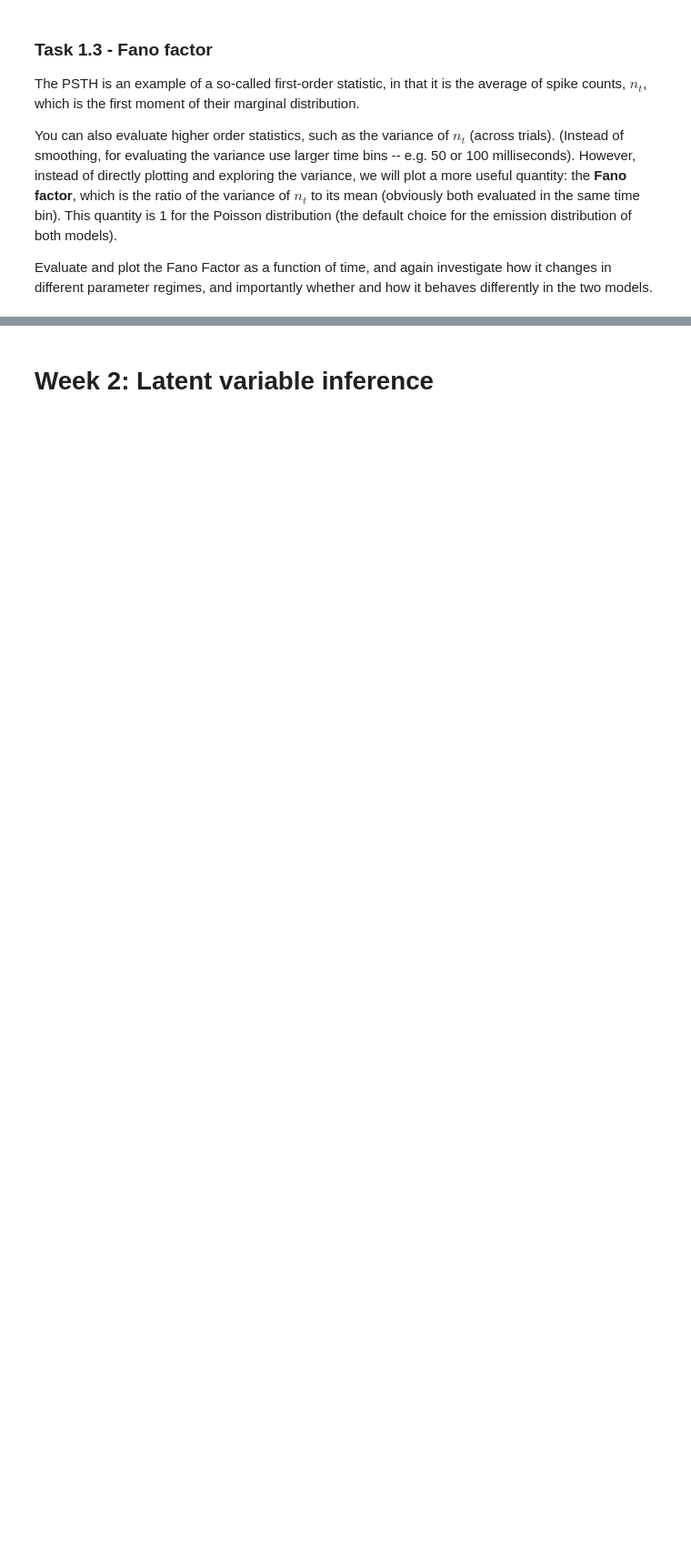
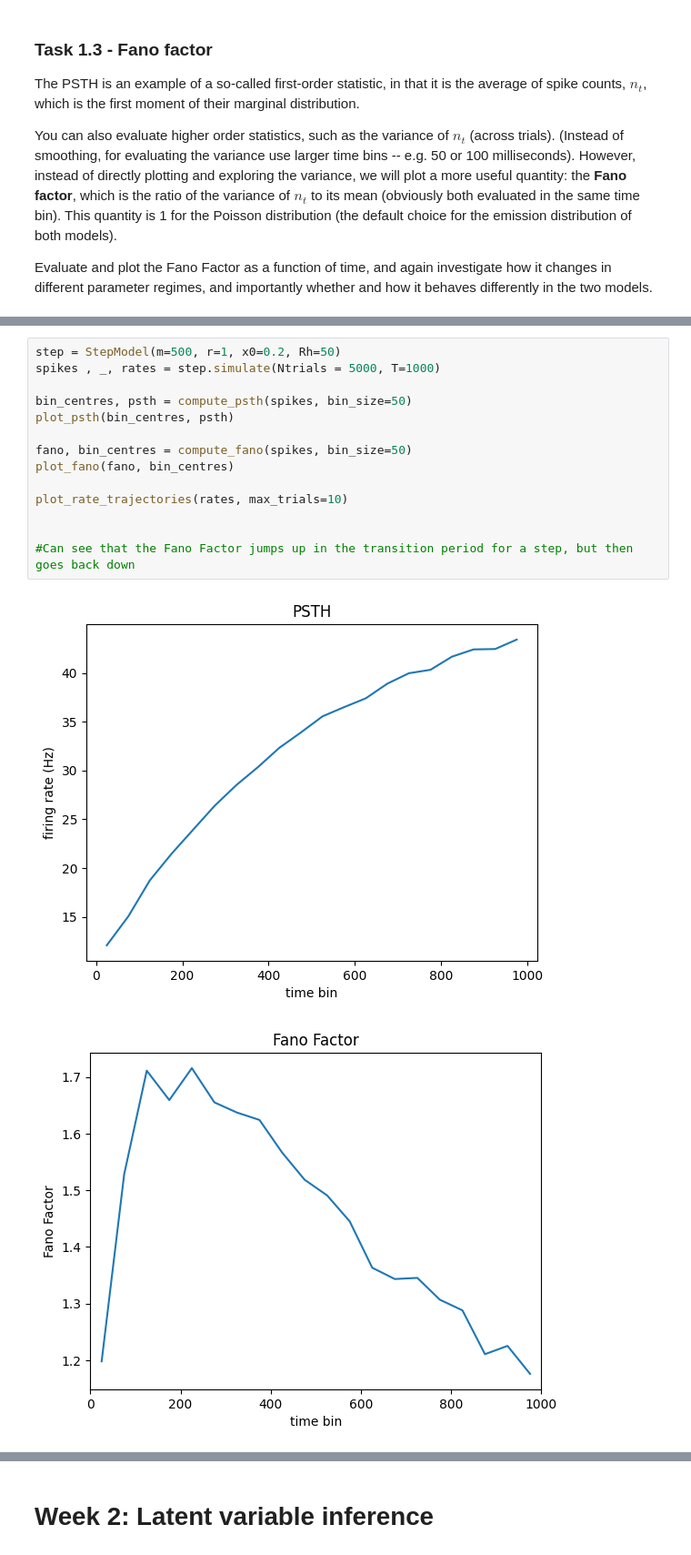
Before and after one commit to MYLO175/GG3-Mylo, a Jupyter notebook: GG3_project.ipynb, the cells around one changed output, grey strips where cells are left out. Shown at 91% size. Cells and saved outputs as stored; diff of their text form; blank space fills up the shorter version.

```diff
--- a/GG3_project.ipynb
+++ b/GG3_project.ipynb
@@ -510,0 +551,17 @@ Evaluate and plot the Fano Factor as a function of time, and again investigate h
+# %%
+step = StepModel(m=500, r=1, x0=0.2, Rh=50)
+spikes , _, rates = step.simulate(Ntrials = 5000, T=1000)
+
+bin_centres, psth = compute_psth(spikes, bin_size=50)
+plot_psth(bin_centres, psth)
+
+fano, bin_centres = compute_fano(spikes, bin_size=50)
+plot_fano(fano, bin_centres)
+
+plot_rate_trajectories(rates, max_trials=10)
+
+
+#Can see that the Fano Factor jumps up in the transition period for a step, but then goes back down
+# %% [output]
+[figure, added]
+[figure, added]
```
Also changed, not shown: parts of 12 cells of this notebook.
